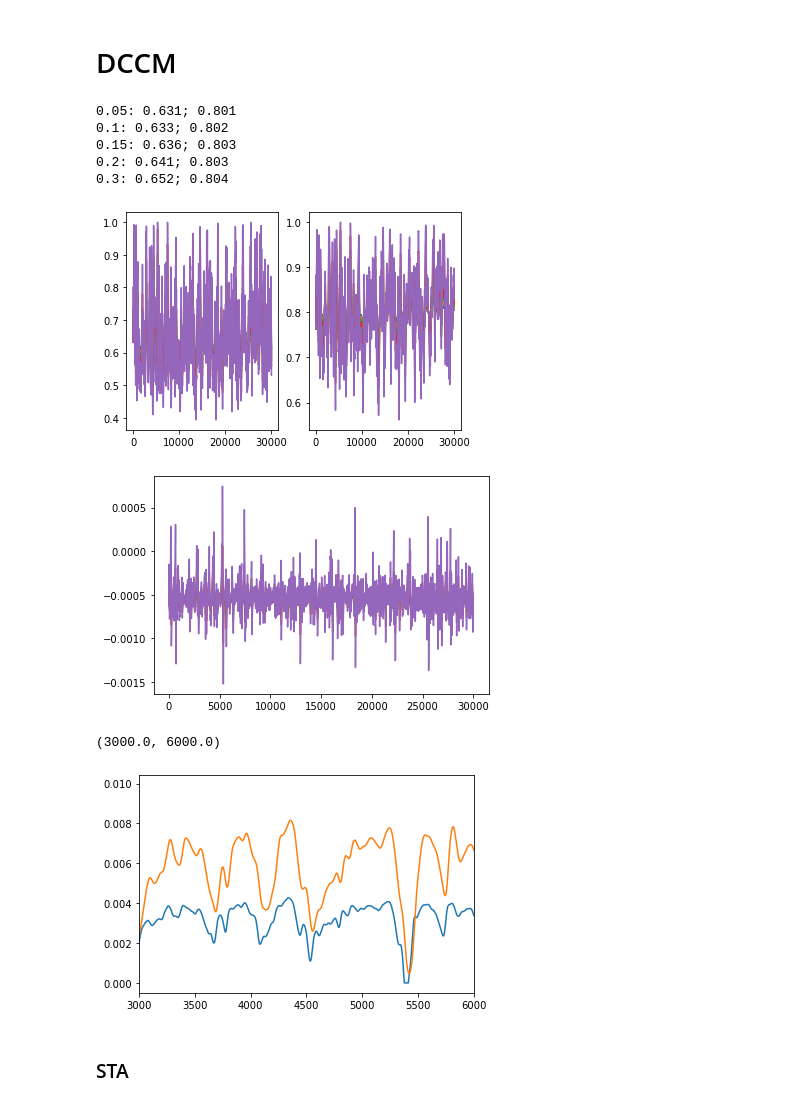
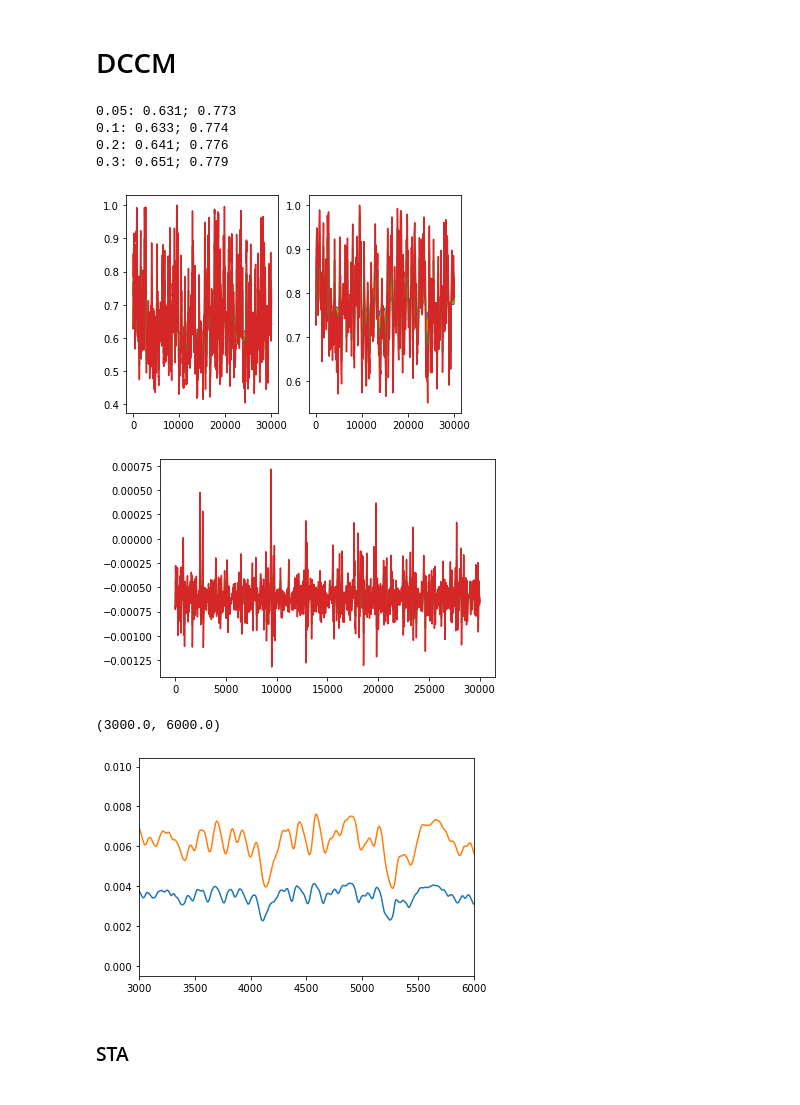
Before and after one commit to llincooi/retina_python, a Jupyter notebook: STK_paper/WF_CCDMnDCCM/FBFF+GC_DCCM.ipynb, the cells around one changed output. Saved outputs shown, nothing was run; the diff lists cells and outputs as text; code cells hidden in the pictures.

```diff
--- a/STK_paper/WF_CCDMnDCCM/FBFF+GC_DCCM.ipynb
+++ b/STK_paper/WF_CCDMnDCCM/FBFF+GC_DCCM.ipynb
@@ -153,42 +153,41 @@ def AddGainControl(r, B, tau):
 # %%
 B_e = 3000 #To tune altitude of gain control (D=1/T)
 tau_e = 0.1
 
-B_s = 245.0 #To tune altitude of gain control (D=1/T)
+B_s = 265.0 #To tune altitude of gain control (D=1/T) #245
 tau_s = 0.6
 
-contrast_list = np.array([0.5,1,1.5,2,3])/mean
+contrast_list = np.array([0.5,1,2,3])/mean
 DCCM_output = [0]*len(contrast_list)
 fig, ax = plt.subplots(1,2)
 for i in range(len(contrast_list)):
     eOutput = np.convolve( np.hstack((np.ones(apapt_step)*mean,LPOU*contrast_list[i]*mean+mean)), k_E, 'full')[:apapt_step+len(LPOU)]
     sOutput = np.convolve( np.hstack((np.ones(apapt_step)*mean,LPOU*contrast_list[i]*mean+mean)), k_S, 'full')[:apapt_step+len(LPOU)]
     eOutput, gain_e = AddGainControl(eOutput, B_e, tau_e)
     ax[0].plot(gain_e[apapt_step:])
     sOutput, gain_s = AddGainControl(sOutput, B_s, tau_s)
     ax[1].plot(gain_s[apapt_step:]) # make sure the value of gain is good
     print(str(round(contrast_list[i], 3))+': '+str(round(np.mean(gain_e),3))+'; '+str(round(np.mean(gain_s),3)))
     DCCM_output[i] = -eOutput[apapt_step:]*(1-psi)+sOutput[apapt_step:]*psi
 # %% [output]
-0.05: 0.631; 0.801
-0.1: 0.633; 0.802
-0.15: 0.636; 0.803
-0.2: 0.641; 0.803
-0.3: 0.652; 0.804
+0.05: 0.631; 0.773
+0.1: 0.633; 0.774
+0.2: 0.641; 0.776
+0.3: 0.651; 0.779
-[figure, old version]
+[figure, new version]
 # %%
 for i in range(len(contrast_list)):
     plt.plot(DCCM_output[i])
 # plt.xlim(5000,6000)
 # %% [output]
-[figure, old version]
+[figure, new version]
 # %%
 plt.plot(eOutput)
 plt.plot(sOutput)
 plt.xlim(3000,6000)
 # %% [output]
 (3000.0, 6000.0)
-[figure, old version]
+[figure, new version]
 # %% [markdown]
 ### STA
 # %%
```
Also changed, not shown: parts of 11 cells of this notebook.
